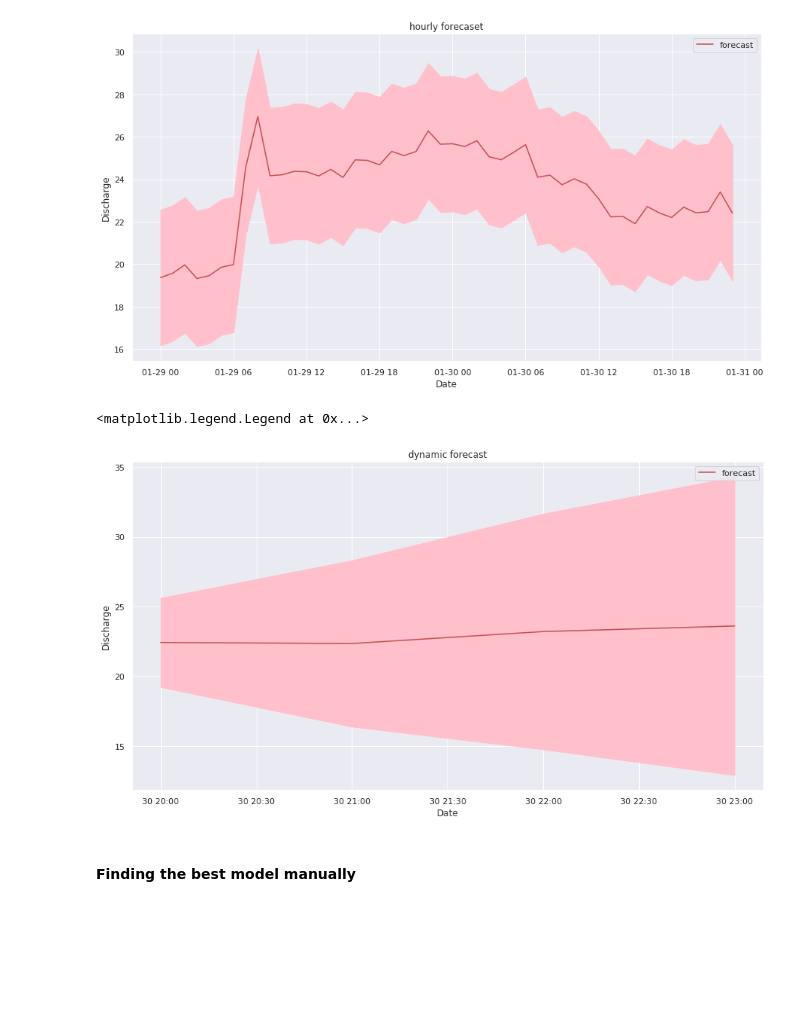
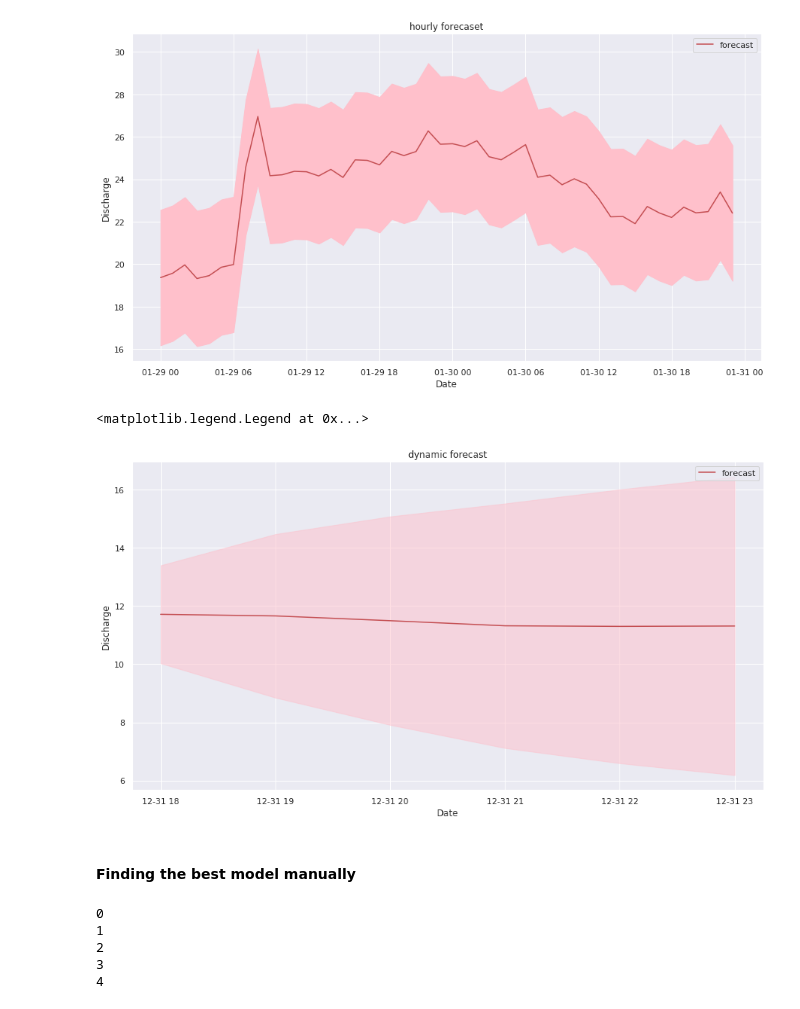
Before and after one commit to maxnolte/river_forecast, a Jupyter notebook: exploratory_analysis_hourly_data.ipynb, the cells around one changed output. Cells and saved outputs as stored; diff of their text form; code cells hidden in the pictures; blank space fills up the shorter version.

Commit message:
first SARIMAX forecast

```diff
--- a/exploratory_analysis_hourly_data.ipynb
+++ b/exploratory_analysis_hourly_data.ipynb
@@ -133,0 +132,2 @@ print(results.summary())
+# %%
+results = pickle.load(open('sarimax_411_011-24_model.pkl', 'rb'))
@@ -170,13 +191,13 @@ plt.show()
 [figure]
 # %%
 # Generate predictions
-dynamic_forecast = results.get_prediction(start=-4, dynamic=True)
+dynamic_forecast = results.get_prediction(start=-6, dynamic=True)
 
 # Extract prediction mean
 mean_forecast = dynamic_forecast.predicted_mean
 
 # Get confidence intervals of predictions
-confidence_intervals = dynamic_forecast.conf_int(alpha=0.05) # 95 percent confidence interval
+confidence_intervals = dynamic_forecast.conf_int(alpha=0.32) # 95 percent confidence interval
 
 # Select lower and upper confidence limits
 lower_limits = confidence_intervals.loc[:,'lower discharge']
@@ -184,19 +205,19 @@ upper_limits = confidence_intervals.loc[:,'upper discharge']
 # %%
 # plot your mean predictions
 plt.plot(mean_forecast.index, mean_forecast, color='r', label='forecast')
 
 # shade the area between your confidence limits
 plt.fill_between(lower_limits.index, lower_limits,
-               upper_limits, color='pink')
+               upper_limits, color='pink', alpha=0.5)
 
 # set labels, legends and show plot
 plt.xlabel('Date')
 plt.ylabel('Discharge')
 plt.title('dynamic forecast')
 plt.legend()
 # %% [output]
 <matplotlib.legend.Legend at 0x...>
-[figure, old version]
+[figure, new version]
 # %% [markdown]
 #### Finding the best model manually
 # %%
@@ -204,16 +225,21 @@ plt.legend()
 order_aic_bic=[]
 
 # Loop over p values from 0-2
-for p in range(0, 12, 2):
-  # Loop over q values from 0-2
-    for q in range(0, 12, 2):
-        print(p, q)
-      	# create and fit ARMA(p,q) model
-        model = SARIMAX(flow_diff, order=(p,0,q))
-        results = model.fit();
+for p in range(0, 5):
+    print(p)
+    # create and fit ARMA(p,q) model
+    model = SARIMAX(train['discharge'], order=(p,1,1), seasonal_order=(0,1,1,24))
+    # p - try 0, 1, 2, 3, 4; q is cleary one. Q is clearly 1, P is tapering off: 0.
+    results = model.fit()
 
-        # Append order and results tuple
-        order_aic_bic.append((p,q,results.aic, results.bic))
+    # Append order and results tuple
+    order_aic_bic.append((p,results.aic, results.bic))
+# %% [output]
+0
+1
+2
+3
+4
 # %%
 # Construct DataFrame from order_aic_bic
 order_df = pd.DataFrame(order_aic_bic,
```
Also changed, not shown: parts of 24 cells of this notebook, 3 other files.
